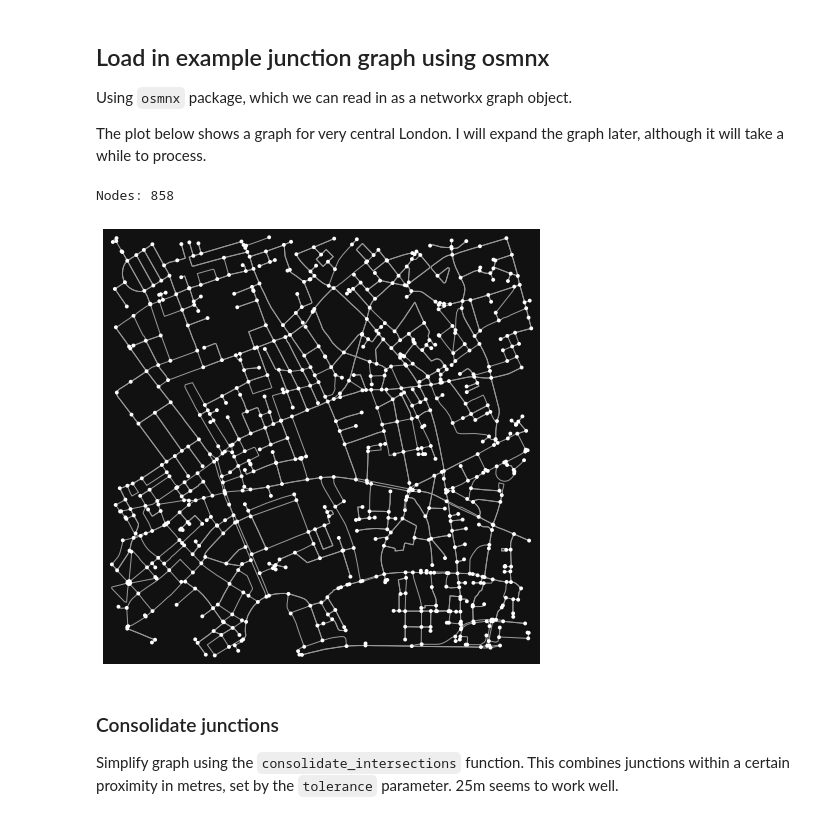
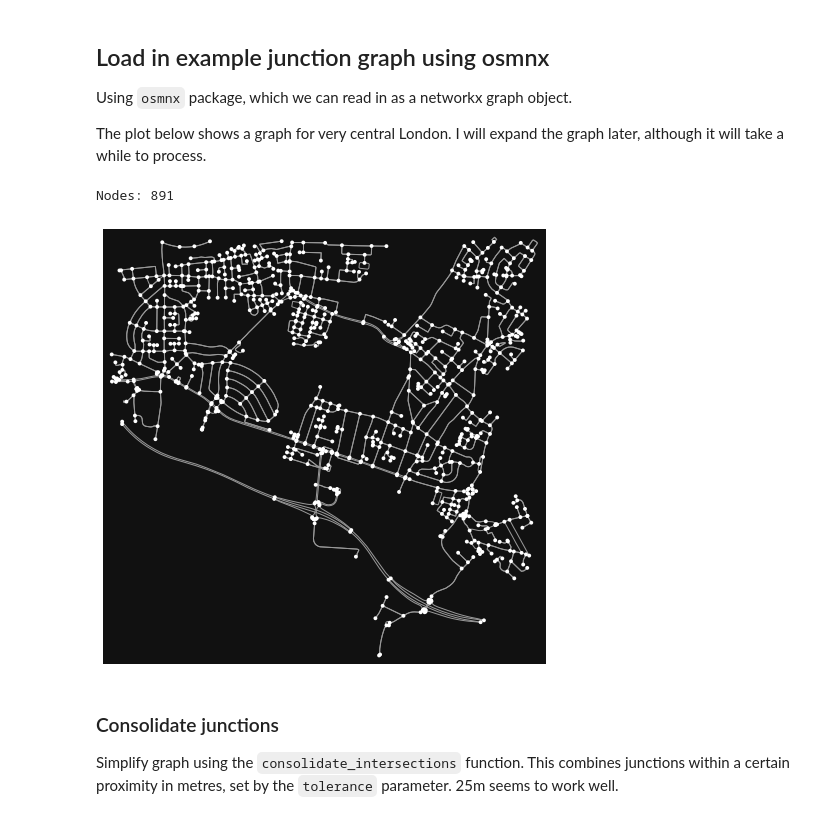
Before and after one commit to londoncyclingcampaign/lcc-dangerous-junctions, a Jupyter notebook: notebooks/junctions-graph.ipynb, the cells around one changed output. Saved outputs shown, nothing was run; the diff lists cells and outputs as text; code cells hidden in the pictures.

```diff
--- a/notebooks/junctions-graph.ipynb
+++ b/notebooks/junctions-graph.ipynb
@@ -58,18 +58,19 @@ The plot below shows a graph for very central London. I will expand the graph la
 # print(f'Nodes: {len(G1.nodes)}')
 # ox.plot_graph(G1);
 # %%
+# test Marsh Way
 G1 = ox.graph_from_address(
-    'Holborn, London, UK',
+    'Marsh Way, London, UK',
     network_type='drive',
-    dist=1000,
+    dist=2000,
     simplify=True
 )
 
 print(f'Nodes: {len(G1.nodes)}')
 ox.plot_graph(G1);
 # %% [output]
-Nodes: 858
+Nodes: 891
-[figure, old version]
+[figure, new version]
 # %% [markdown]
 ### Consolidate junctions
 
```
Also changed, not shown: parts of 2 cells of this notebook.
